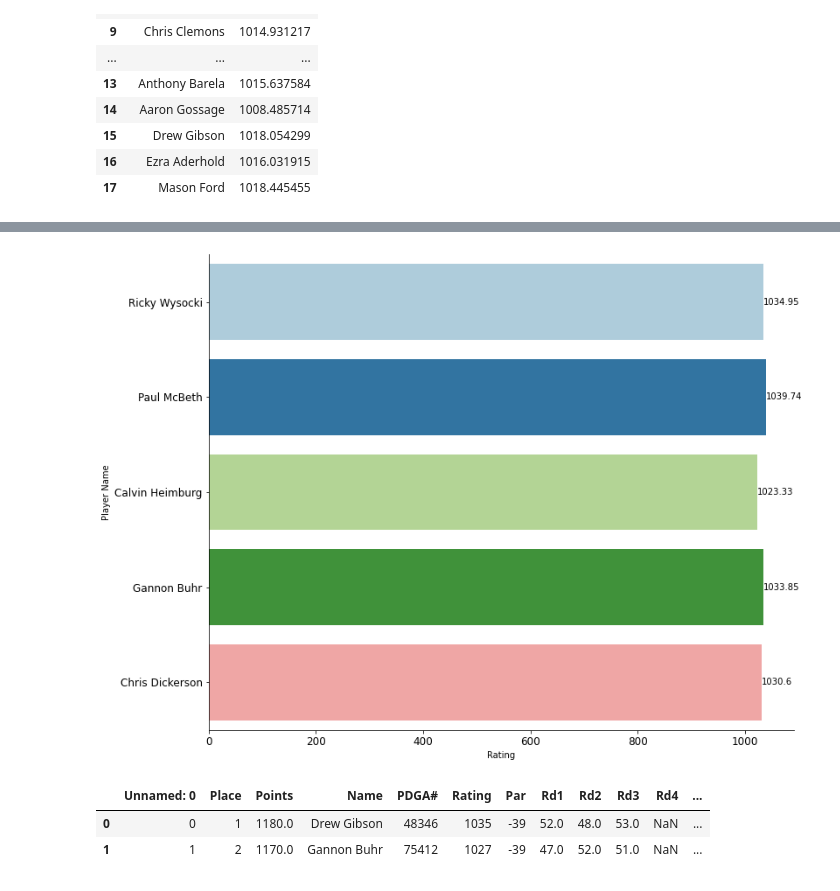
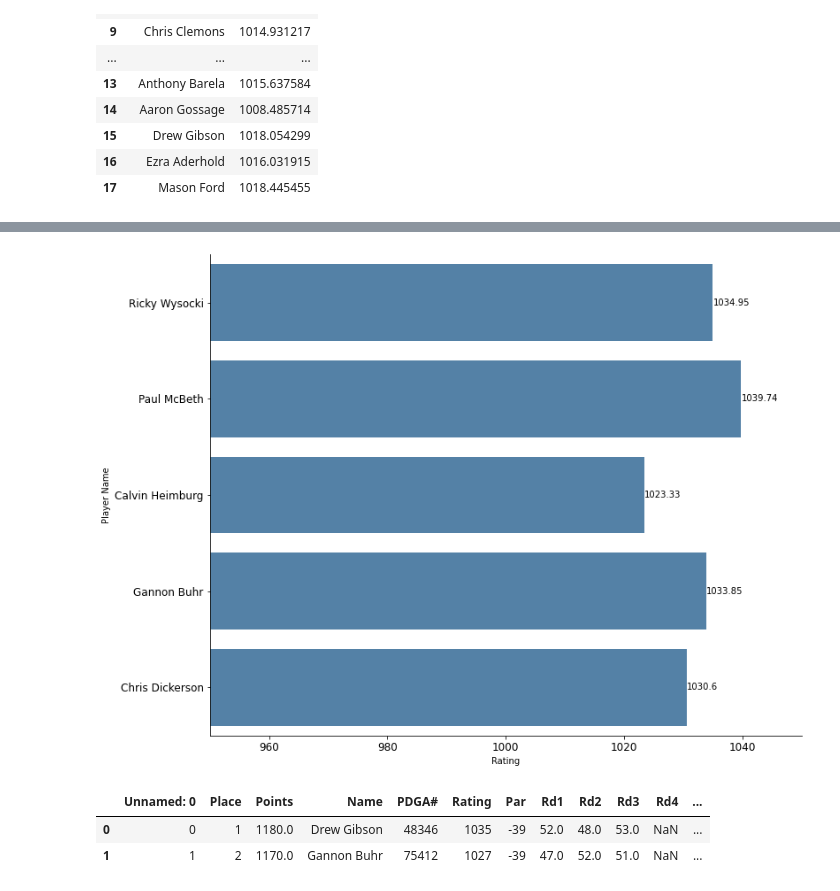
Before and after one commit to jamorgan8/disc-golf-analysis, a Jupyter notebook: notebooks/Analysis.ipynb, the cells around one changed output, grey strips where cells are left out. Saved outputs shown, nothing was run; the diff lists cells and outputs as text; code cells hidden in the pictures.

```diff
--- a/notebooks/Analysis.ipynb
+++ b/notebooks/Analysis.ipynb
@@ -185,11 +185,12 @@ dgpt_top_20
 fig, ax = plt.subplots(figsize=(12,10))
 plt.yticks(fontsize=12)
 plt.xticks(fontsize=12)
+ax.set_xlim(950, 1050)
 
 ax = sns.barplot(data=dgpt_top_20,
                  x='Rating',
                  y='Player Name',
-                 palette='Paired')
+                 color='steelblue')
 sns.despine(top=True, right=True)
 
 for i in ax.containers:
@@ -201,22 +202,23 @@ plt.savefig('../assets/dgpt-top-20-chart.jpg')
 # %%
 top_5 = dgpt_top_20.head(5)
 
 fig, ax = plt.subplots(figsize=(12,10))
 plt.yticks(fontsize=12)
 plt.xticks(fontsize=12)
+ax.set_xlim(950, 1050)
 
 ax = sns.barplot(data=top_5,
             x='Rating',
             y='Player Name',
-            palette='Paired')
+            color='steelblue')
 sns.despine(top=True, right=True, )
 
 for i in ax.containers:
     ax.bar_label(i,)
 
 plt.savefig('../assets/top-5-chart.jpg')
 # %% [output]
-[figure, old version]
+[figure, new version]
 # %%
 ##convert to list to iterate through
 # loop_list = dgpt_top_20.values.tolist()
```
Also changed, not shown: parts of 3 cells of this notebook, 5 other files.
